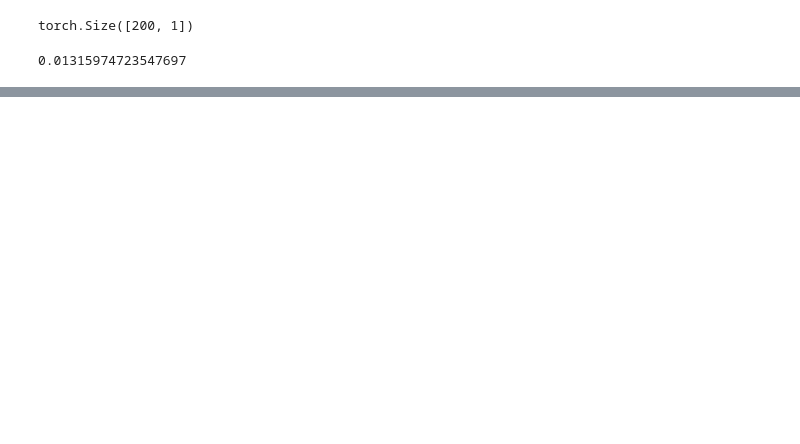
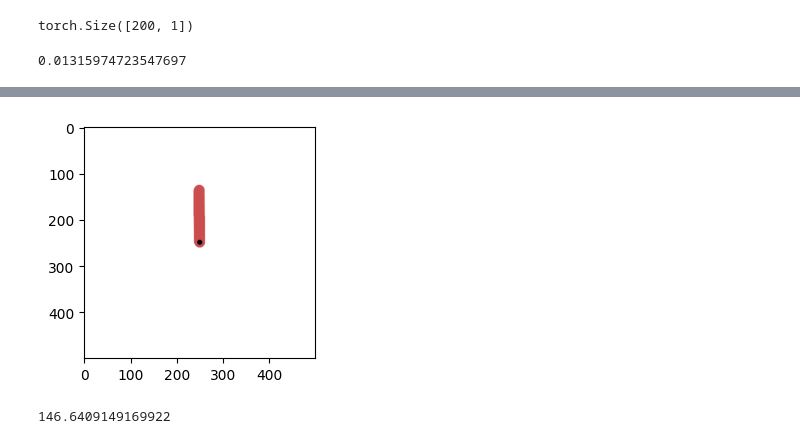
Before and after one commit to Hero0963/ml-workshop, a Jupyter notebook: more_simple_reinforcement_learning/chap_05_ppo/02_conti_action.ipynb, the cells around one changed output, grey strips where cells are left out. Cells and saved outputs as stored; diff of their text form; code cells hidden in the pictures; blank space fills up the shorter version.

```diff
--- a/more_simple_reinforcement_learning/chap_05_ppo/02_conti_action.ipynb
+++ b/more_simple_reinforcement_learning/chap_05_ppo/02_conti_action.ipynb
@@ -251,0 +480,5 @@ train()
+# %%
+play(True)[-1]
+# %% [output]
+[figure, added]
+146.6409149169922
```
Also changed, not shown: parts of 5 cells of this notebook, 8 other files.
